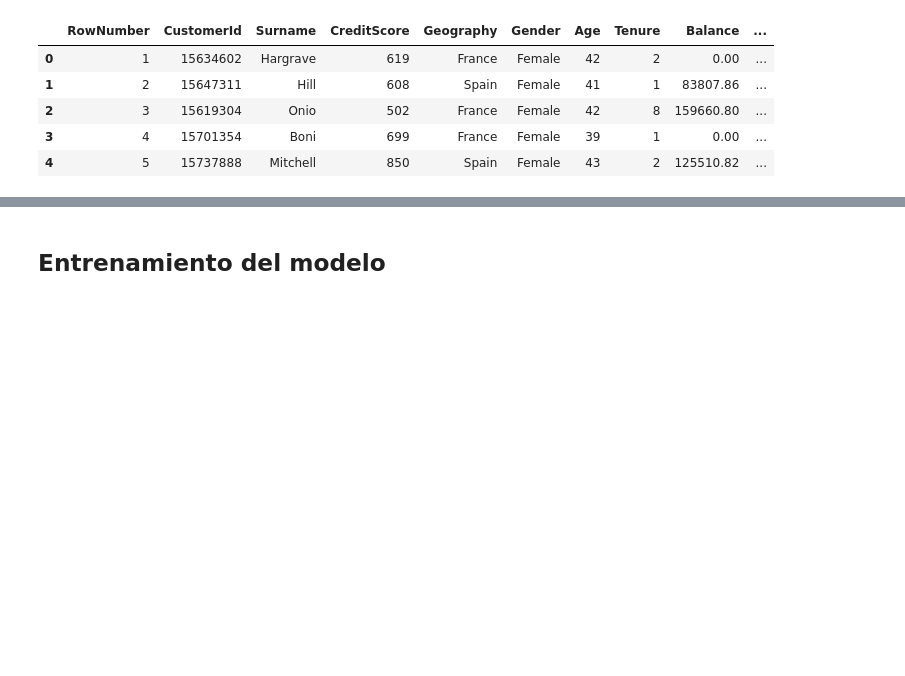
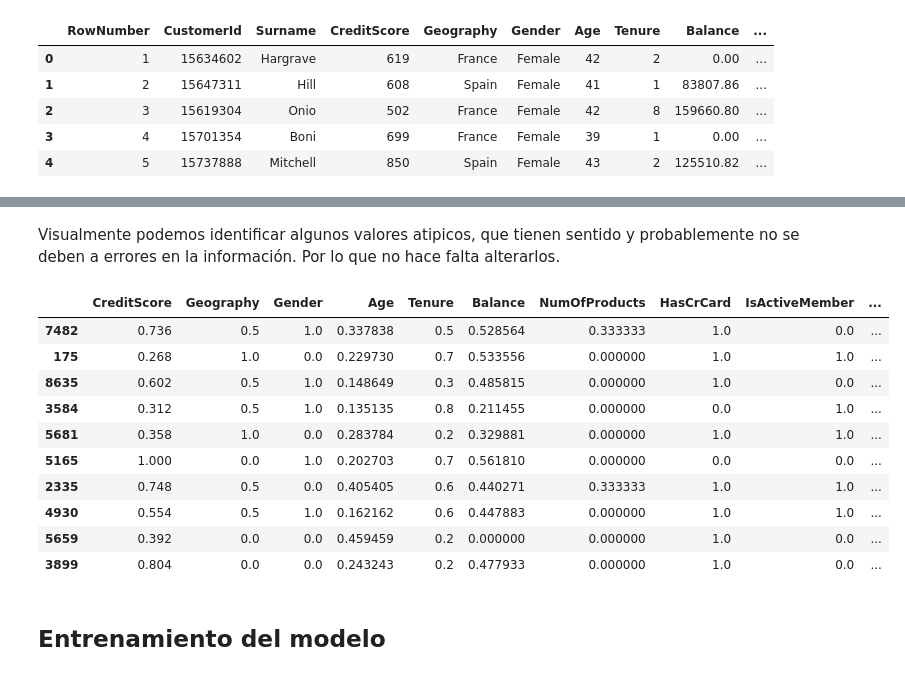
Before and after one commit to AFMartinezF/Lab-ML-platzi, a Jupyter notebook: notebooks/modelgeneration_27092023_ricalanis.ipynb, the cells around one changed output, grey strips where cells are left out. Saved outputs shown, nothing was run; the diff lists cells and outputs as text; code cells hidden in the pictures; blank space fills up the shorter version.

Commit message:
Add scaler and oultlier analisis to slightly improve metrics

```diff
--- a/notebooks/modelgeneration_27092023_ricalanis.ipynb
+++ b/notebooks/modelgeneration_27092023_ricalanis.ipynb
@@ -44,3 +108,24 @@ column_equivalence
+# %% [markdown]
+Visualmente podemos identificar algunos valores atipicos, que tienen sentido y probablemente no se deben a errores en la información. Por lo que no hace falta alterarlos.
+# %%
+#Normalizando los datos aplicando un scaler
+from sklearn.preprocessing import MinMaxScaler
+
+scaler = MinMaxScaler()
+data = pd.DataFrame(scaler.fit_transform(data), columns=data.columns)
+data.sample(10)
+# %% [output]
+|  | CreditScore | Geography | Gender | Age | Tenure | Balance | NumOfProducts | HasCrCard | IsActiveMember | ... |
+| 7482 | 0.736 | 0.5 | 1.0 | 0.337838 | 0.5 | 0.528564 | 0.333333 | 1.0 | 0.0 | ... |
+| 175 | 0.268 | 1.0 | 0.0 | 0.229730 | 0.7 | 0.533556 | 0.000000 | 1.0 | 1.0 | ... |
+| 8635 | 0.602 | 0.5 | 1.0 | 0.148649 | 0.3 | 0.485815 | 0.000000 | 1.0 | 0.0 | ... |
+| 3584 | 0.312 | 0.5 | 1.0 | 0.135135 | 0.8 | 0.211455 | 0.000000 | 0.0 | 1.0 | ... |
+| 5681 | 0.358 | 1.0 | 0.0 | 0.283784 | 0.2 | 0.329881 | 0.000000 | 1.0 | 1.0 | ... |
+| 5165 | 1.000 | 0.0 | 1.0 | 0.202703 | 0.7 | 0.561810 | 0.000000 | 0.0 | 0.0 | ... |
+| 2335 | 0.748 | 0.5 | 0.0 | 0.405405 | 0.6 | 0.440271 | 0.333333 | 1.0 | 1.0 | ... |
+| 4930 | 0.554 | 0.5 | 1.0 | 0.162162 | 0.6 | 0.447883 | 0.000000 | 1.0 | 1.0 | ... |
+| 5659 | 0.392 | 0.0 | 0.0 | 0.459459 | 0.2 | 0.000000 | 0.000000 | 1.0 | 0.0 | ... |
+| 3899 | 0.804 | 0.0 | 0.0 | 0.243243 | 0.2 | 0.477933 | 0.000000 | 1.0 | 0.0 | ... |
 # %% [markdown]
 ## Entrenamiento del modelo
 # %%
```
Also changed, not shown: parts of 8 cells of this notebook, 1 other file.
